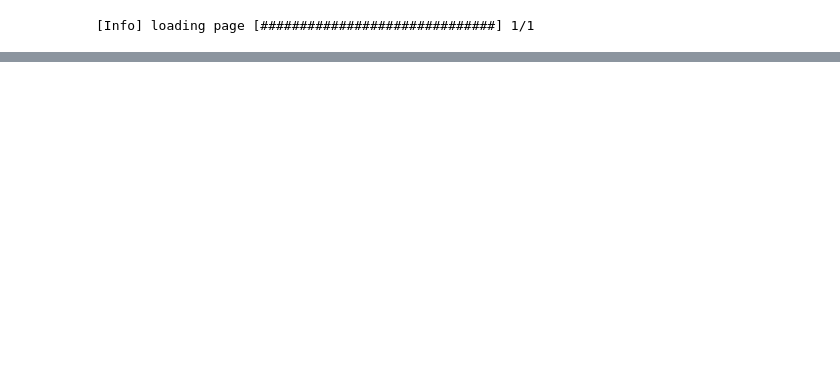
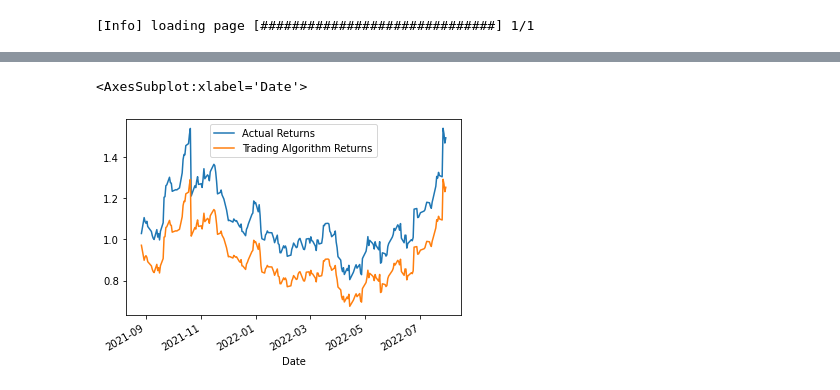
Before and after one commit to jblidell/project_2_canslim_screener, a Jupyter notebook: stock_screener.ipynb, the cells around one changed output, grey strips where cells are left out. Saved outputs shown, nothing was run; the diff lists cells and outputs as text; code cells hidden in the pictures; blank space fills up the shorter version.

Commit message:
Implemented algo trading for a single stock using machine learning and backtested the results

```diff
--- a/stock_screener.ipynb
+++ b/stock_screener.ipynb
@@ -28,0 +159,13 @@ screened_stocks_df
+# %%
+X_train_scaled = X_scaler.transform(X_train)
+X_test_scaled = X_scaler.transform(X_test)
+# %%
+# Create classification report
+
+svm_model = svm.SVC()
+
+svm_model = svm_model.fit(X_train_scaled, y_train)
+
+training_signal_predictions = svm_model.predict(X_train_scaled)
+
+training_signal_predictions[:10]
@@ -28,0 +187,6 @@ screened_stocks_df
+# %%
+# Backtest
+
+testing_signal_predictions = svm_model.predict(X_test_scaled)
+testing_report = classification_report(y_test, testing_signal_predictions)
+print(testing_report)
@@ -28,0 +202,15 @@ screened_stocks_df
+# %%
+# Compare actual and predicted returns
+
+predictions_df = pd.DataFrame(index=X_test.index)
+
+predictions_df["Predicted Signal"] = testing_signal_predictions
+
+predictions_df["Actual Returns"] = df_close_cvlg["Actual Returns"]
+
+predictions_df["Trading Algorithm Returns"] = (
+    df_close_cvlg["Actual Returns"] * predictions_df["Predicted Signal"]
+)
+
+# Review the DataFrame
+predictions_df.head()
@@ -28,0 +225,7 @@ screened_stocks_df
+# %%
+# Calculate and plot the cumulative returns for the `actual_returns` and the `trading_algorithm_returns`
+
+(1 + predictions_df[["Actual Returns", "Trading Algorithm Returns"]]).cumprod().plot()
+# %% [output]
+<AxesSubplot:xlabel='Date'>
+[figure, added]
```
Also changed, not shown: parts of 23 cells of this notebook.
